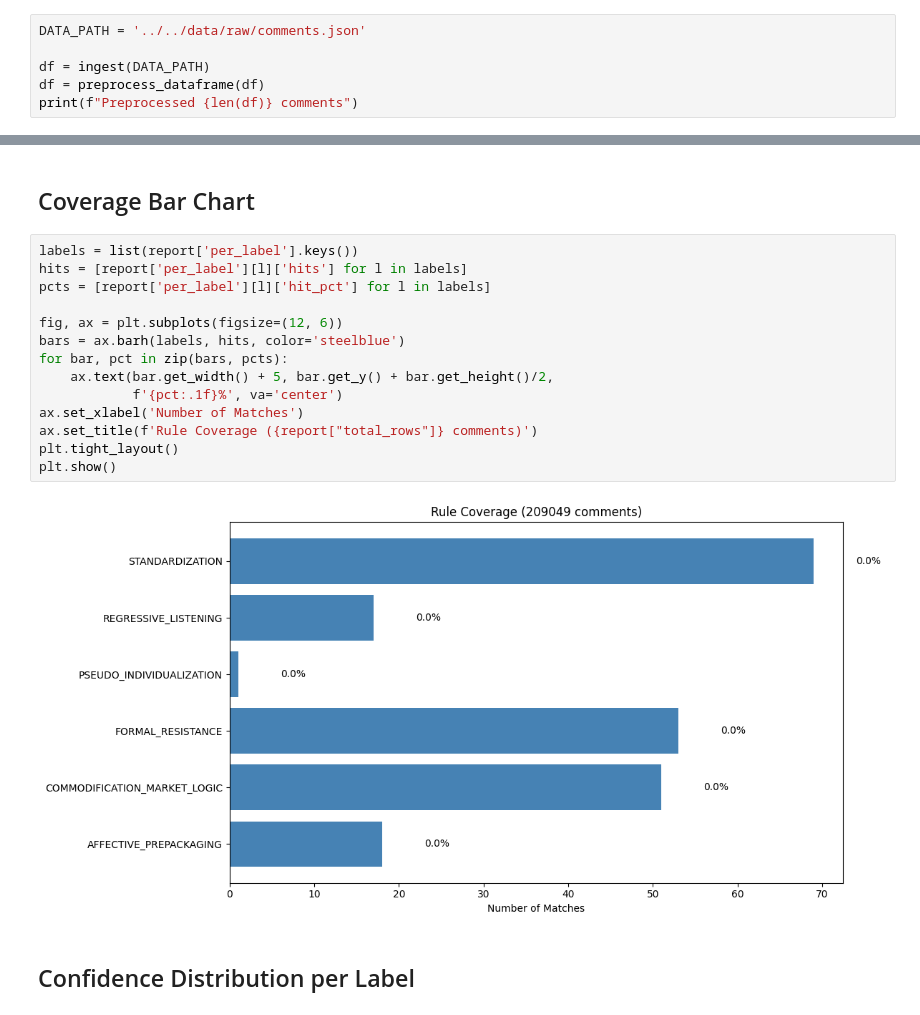
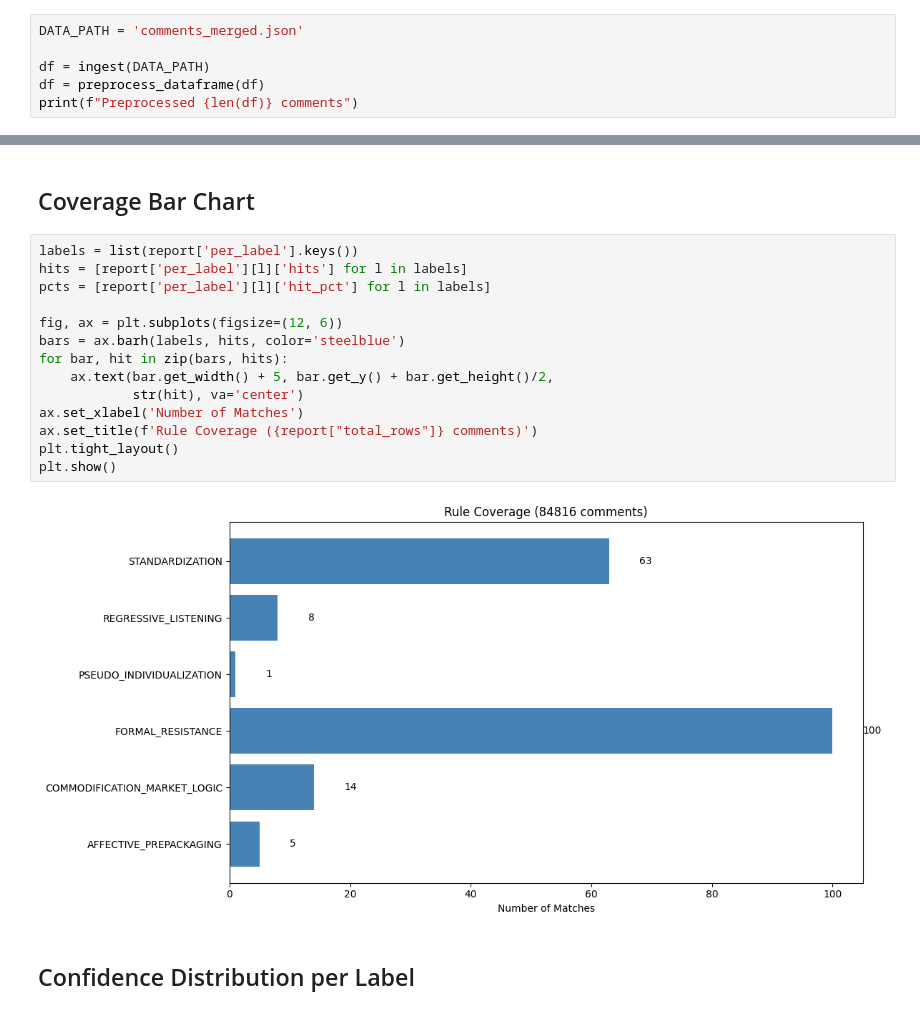
Before and after one commit to LuizFelipeBarbosa/testing-adorno, a Jupyter notebook: scraping_and_analysis/notebooks/02_rule_coverage.ipynb, the cells around one changed output, grey strips where cells are left out. Cells and saved outputs as stored; diff of their text form.

Commit message:
feat: Update data ingestion and NLP rule mining, add new data files, and expand analysis notebooks and reports.

```diff
--- a/scraping_and_analysis/notebooks/02_rule_coverage.ipynb
+++ b/scraping_and_analysis/notebooks/02_rule_coverage.ipynb
@@ -14,7 +14,7 @@ from src.data_ingest import ingest
 from src.preprocess import preprocess_dataframe
 from src.rule_miner import RuleMiner
 # %%
-DATA_PATH = '../../data/raw/comments.json'
+DATA_PATH = 'comments_merged.json'
 
 df = ingest(DATA_PATH)
 df = preprocess_dataframe(df)
@@ -60,19 +62,19 @@ report
 # %%
 labels = list(report['per_label'].keys())
 hits = [report['per_label'][l]['hits'] for l in labels]
 pcts = [report['per_label'][l]['hit_pct'] for l in labels]
 
 fig, ax = plt.subplots(figsize=(12, 6))
 bars = ax.barh(labels, hits, color='steelblue')
-for bar, pct in zip(bars, pcts):
+for bar, hit in zip(bars, hits):
     ax.text(bar.get_width() + 5, bar.get_y() + bar.get_height()/2,
-            f'{pct:.1f}%', va='center')
+            str(hit), va='center')
 ax.set_xlabel('Number of Matches')
 ax.set_title(f'Rule Coverage ({report["total_rows"]} comments)')
 plt.tight_layout()
 plt.show()
 # %% [output]
-[figure, old version]
+[figure, new version]
 # %% [markdown]
 ## Confidence Distribution per Label
 # %%
```
Also changed, not shown: parts of 7 cells of this notebook, 17 other files.
